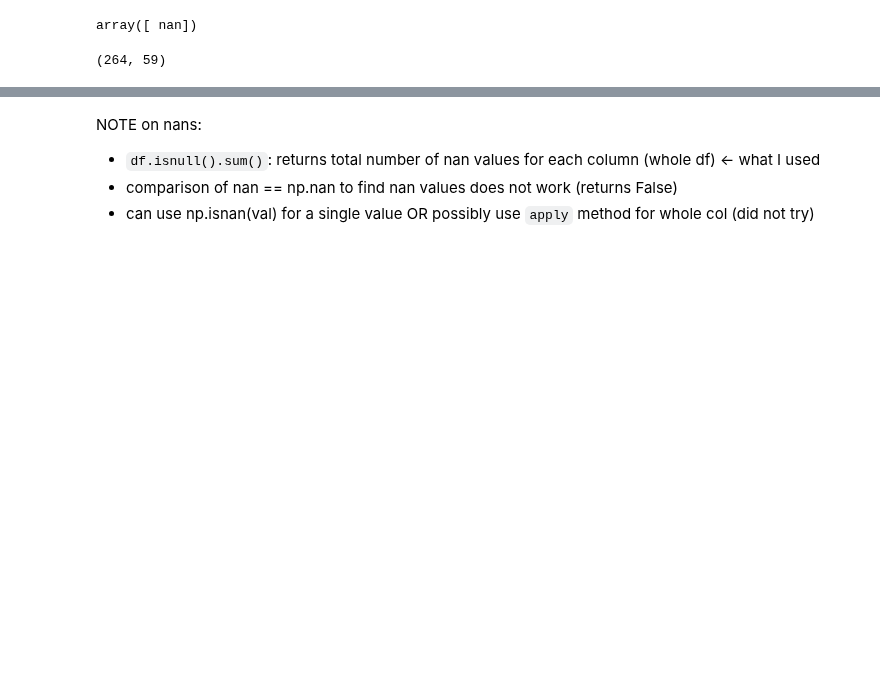
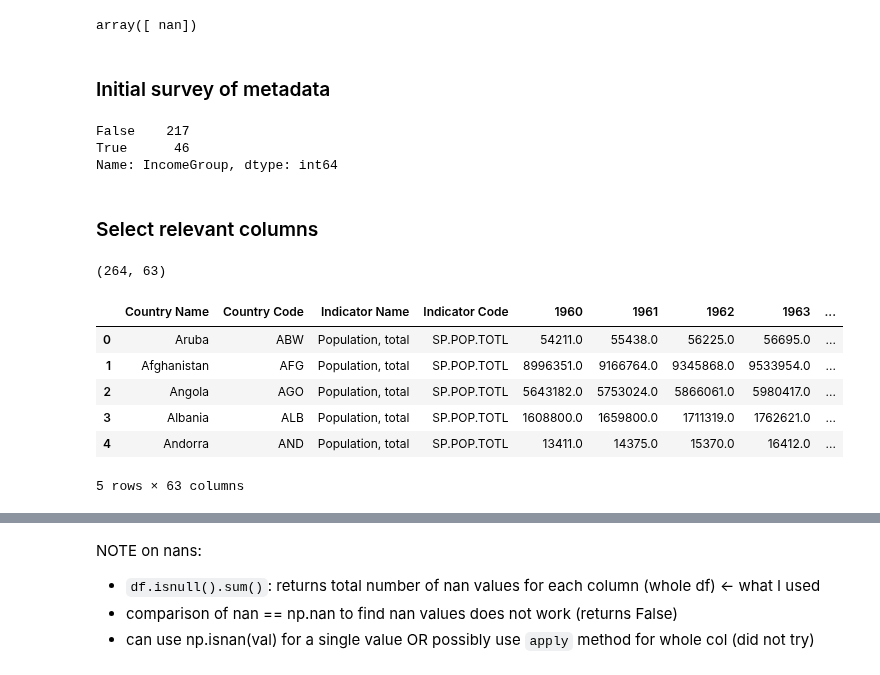
Before and after one commit to moonlimb/zerg, a Jupyter notebook: data/WB/task3_WB_analysis.ipynb, the cells around one changed output, grey strips where cells are left out. Saved outputs shown, nothing was run; the diff lists cells and outputs as text; code cells hidden in the pictures; blank space fills up the shorter version.

Commit message:
Added toc; methodology and functions for printing missing years; clean up

```diff
--- a/data/WB/task3_WB_analysis.ipynb
+++ b/data/WB/task3_WB_analysis.ipynb
@@ -109,11 +184,47 @@ df2
 df2['2017'].unique() # nan -> all 2017 values nan
 # %% [output]
 array([ nan])
+# %% [markdown]
+### Initial survey of metadata
+# %%
+meta_country['Region'].unique() # 7 excluding nan
+
+'''['Latin America & Caribbean'
+ 'South Asia'
+ 'Sub-Saharan Africa'
+ 'Europe & Central Asia' /// nan
+ 'Middle East & North Africa'
+ 'East Asia & Pacific'
+ 'North America']
+
+'''
+
+#print(meta_country['IncomeGroup'].nunique()) #4
+meta_country['IncomeGroup'].unique()
+'''['High income', 'Low income', 'Lower middle income', 'Upper middle income', nan]'''
+
+meta_country['Country Code'].nunique() # 263 entries
+meta_country['IncomeGroup'].isnull().value_counts() # 217 False (countries) # 46 nan
+# False values are countries -- i.e. all countries belong to an IncomeGroup
+# Validation: we know from (World Bank 2017) that total of 217 countries were included
+# %% [output]
+False    217
+True      46
+Name: IncomeGroup, dtype: int64
+# %% [markdown]
+### Select relevant columns
 # %%
-cols = ['Country Name'] + ['Country Code'] + [str(yr) for yr in range(1960, 2017)]
-#print (cols)
-df_pop = df2[cols]
-df_pop # includes Country Name and all years (1960-2016)
-df_pop.shape # 264 countries???, 58 columns
+df2 # includes Country Name and all years (1960-2016)
+df2.shape # 264 entries, 58 columns
 # %% [output]
-(264, 59)
+(264, 63)
+# %%
+df2.head(5)   # Show top 5 rows
+# %% [output]
+|  | Country Name | Country Code | Indicator Name | Indicator Code | 1960 | 1961 | 1962 | 1963 | ... |
+| 0 | Aruba | ABW | Population, total | SP.POP.TOTL | 54211.0 | 55438.0 | 56225.0 | 56695.0 | ... |
+| 1 | Afghanistan | AFG | Population, total | SP.POP.TOTL | 8996351.0 | 9166764.0 | 9345868.0 | 9533954.0 | ... |
+| 2 | Angola | AGO | Population, total | SP.POP.TOTL | 5643182.0 | 5753024.0 | 5866061.0 | 5980417.0 | ... |
+| 3 | Albania | ALB | Population, total | SP.POP.TOTL | 1608800.0 | 1659800.0 | 1711319.0 | 1762621.0 | ... |
+| 4 | Andorra | AND | Population, total | SP.POP.TOTL | 13411.0 | 14375.0 | 15370.0 | 16412.0 | ... |
+5 rows × 63 columns
```
Also changed, not shown: parts of 47 cells of this notebook.
